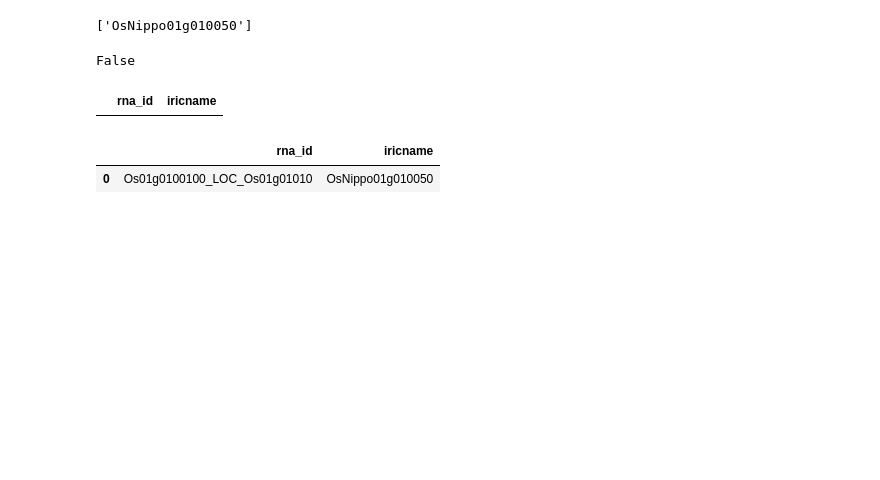
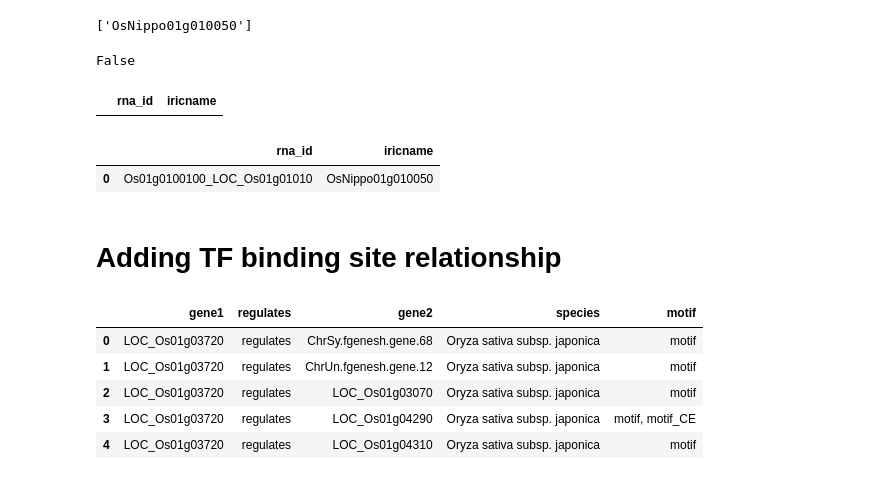
Before and after one commit to pierrelarmande/notebooks, a Jupyter notebook: gene_enrichments.ipynb, the cells around one changed output. Saved outputs shown, nothing was run; the diff lists cells and outputs as text; code cells hidden in the pictures; blank space fills up the shorter version.

```diff
--- a/gene_enrichments.ipynb
+++ b/gene_enrichments.ipynb
@@ -171,3 +195,18 @@ for key, value in annot_buffer.items():
 output1.write(enrich_buffer)
 file1.close
 output1.close
+# %% [markdown]
+# Adding TF binding site relationship
+# %%
+TF_binding = "http://plantregmap.gao-lab.org/download_ftp.php?filepath=08-download/Oryza_sativa_Japonica_Group/binding/regulation_merged_Osj.txt"
+colnames = ['gene1','regulates','gene2','species','motif']
+df_TF_site = pd.DataFrame(pd.read_csv(urlopen(TF_binding), names=colnames, header=None, sep='\t'))
+# %%
+df_TF_site.head()
+# %% [output]
+|  | gene1 | regulates | gene2 | species | motif |
+| 0 | LOC_Os01g03720 | regulates | ChrSy.fgenesh.gene.68 | Oryza sativa subsp. japonica | motif |
+| 1 | LOC_Os01g03720 | regulates | ChrUn.fgenesh.gene.12 | Oryza sativa subsp. japonica | motif |
+| 2 | LOC_Os01g03720 | regulates | LOC_Os01g03070 | Oryza sativa subsp. japonica | motif |
+| 3 | LOC_Os01g03720 | regulates | LOC_Os01g04290 | Oryza sativa subsp. japonica | motif, motif_CE |
+| 4 | LOC_Os01g03720 | regulates | LOC_Os01g04310 | Oryza sativa subsp. japonica | motif |
```
Also changed, not shown: parts of 18 cells of this notebook.
